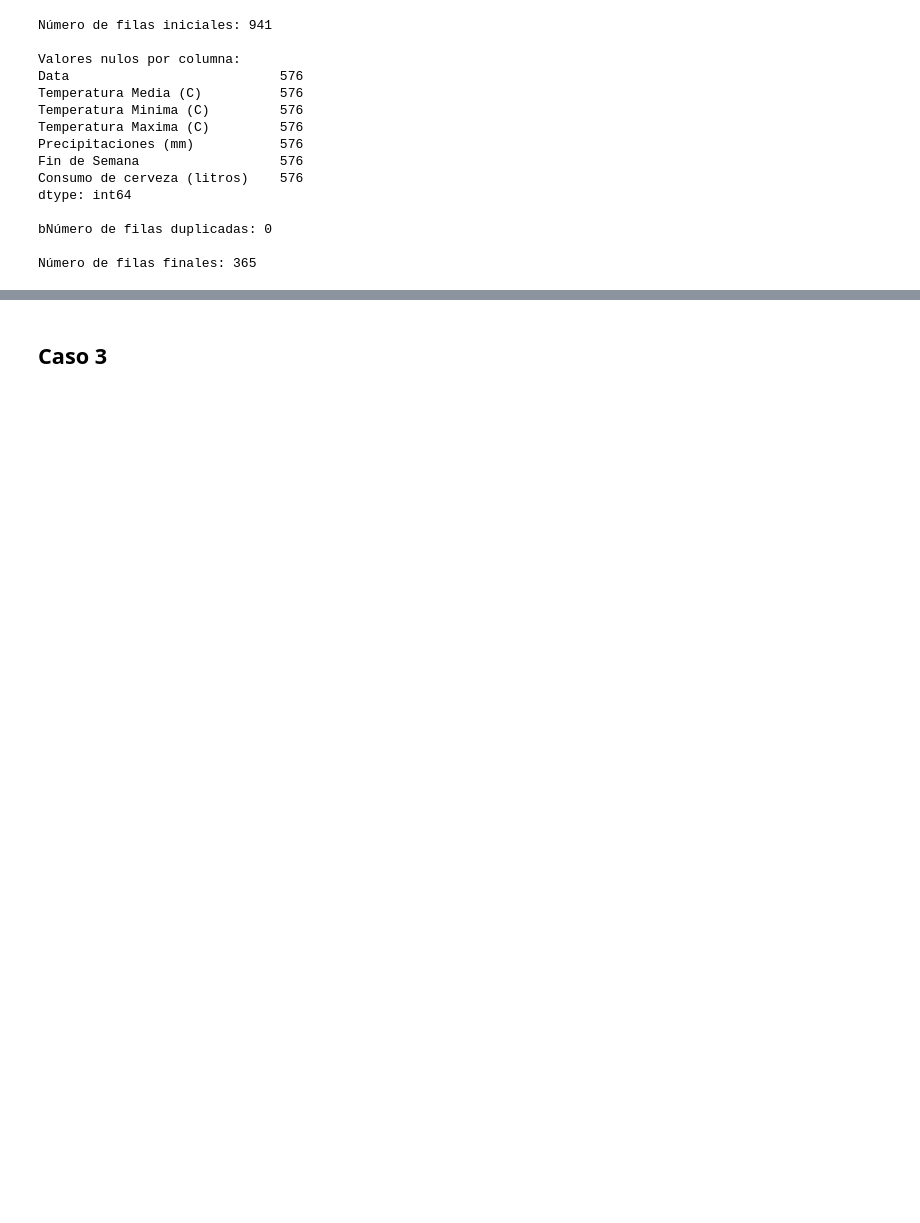
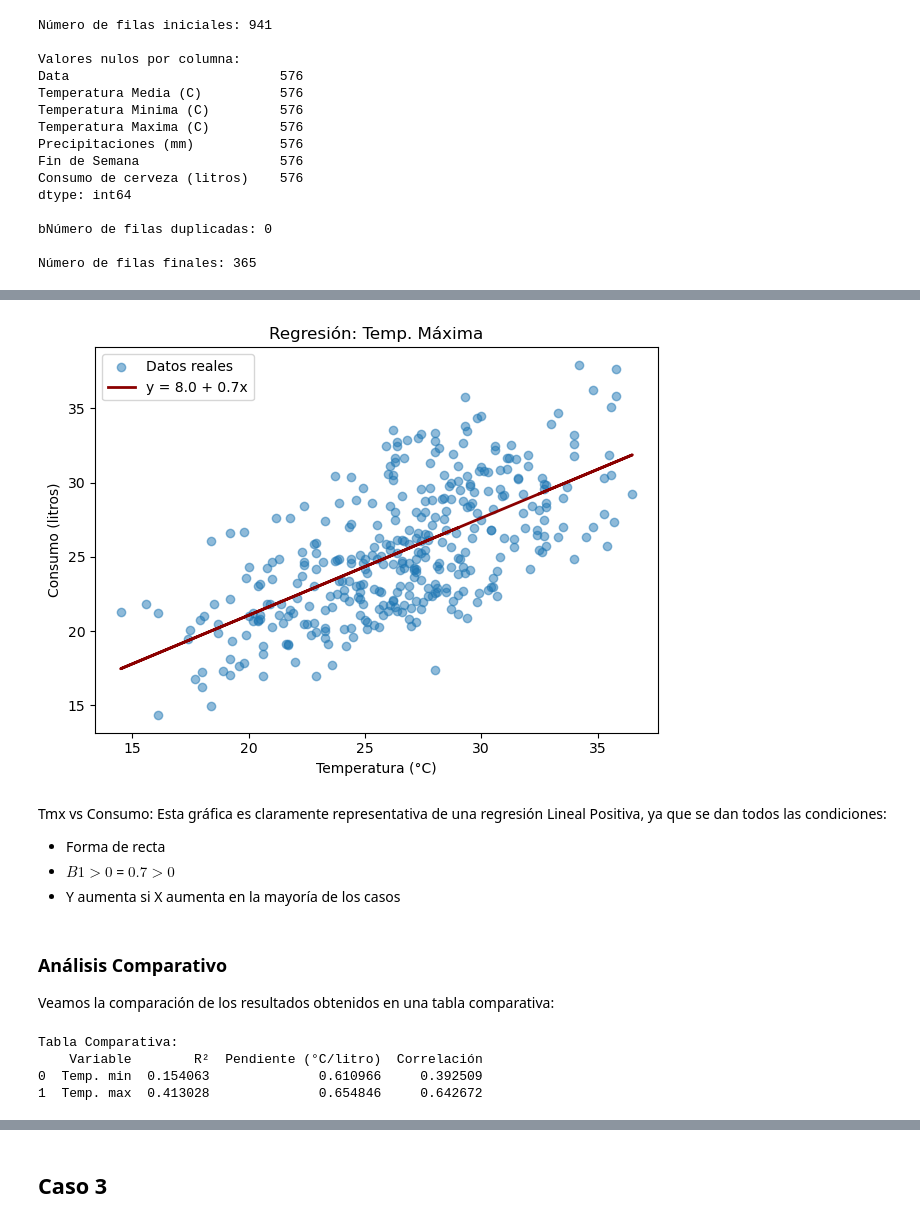
Before and after one commit to Carmoruda/Data_Mining, a Jupyter notebook: LAB04/Practica_1_GRUPOC5.ipynb, the cells around one changed output, grey strips where cells are left out. Drawn from its saved outputs; the diff is of its cells as text; code cells hidden in the pictures; blank space fills up the shorter version.

```diff
--- a/LAB04/Practica_1_GRUPOC5.ipynb
+++ b/LAB04/Practica_1_GRUPOC5.ipynb
@@ -74,0 +200,32 @@ Número de filas finales: 365
+# %%
+plt.subplot(1, 1, 1)
+plot_modelo(X_max, df['Consumo de cerveza (litros)'], model_max,
+           'Regresión: Temp. Máxima', 'darkred')
+
+plt.tight_layout()
+plt.show()
+# %% [output]
+[figure, added]
+# %% [markdown]
+Tmx vs Consumo: Esta gráfica es claramente representativa de una regresión Lineal Positiva, ya que se dan todos las condiciones:
+- Forma de recta
+- $B1 > 0$ = $0.7 > 0$
+- Y aumenta si X aumenta en la mayoría de los casos
+# %% [markdown]
+### Análisis Comparativo
+Veamos la comparación de los resultados obtenidos en una tabla comparativa:
+# %%
+comparacion = pd.DataFrame({
+    'Variable': ['Temp. min', 'Temp. max'],
+    'R²': [model_min.score(X_min, df['Consumo de cerveza (litros)']),
+           model_max.score(X_max, df['Consumo de cerveza (litros)'])],
+    'Pendiente (°C/litro)': [model_min.coef_[0], model_max.coef_[0]],
+    'Correlación': [corr_min, corr_max]
+})
+print("\nTabla Comparativa:")
+print(comparacion)
+# %% [output]
+Tabla Comparativa:
+    Variable        R²  Pendiente (°C/litro)  Correlación
+0  Temp. min  0.154063              0.610966     0.392509
+1  Temp. max  0.413028              0.654846     0.642672
```
Also changed, not shown: parts of 27 cells of this notebook.
